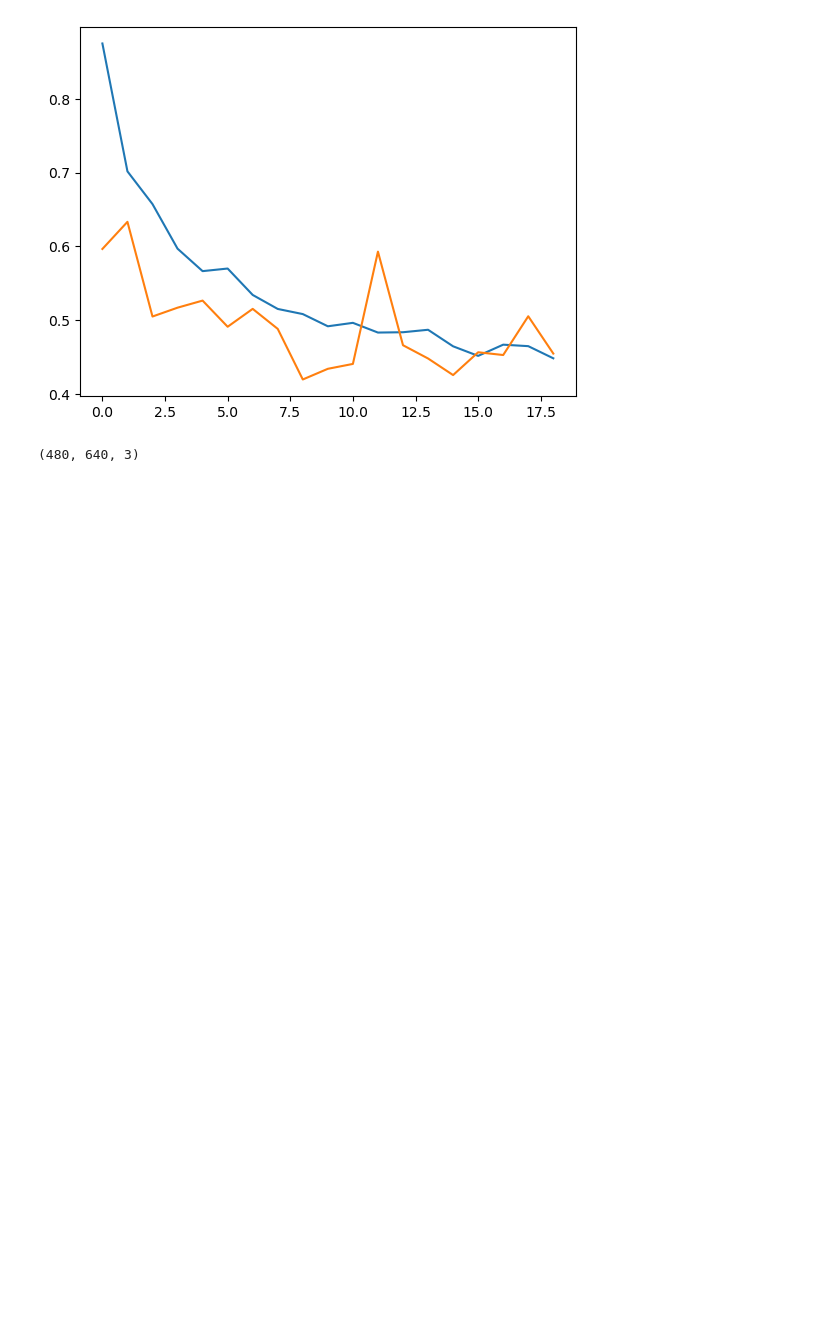
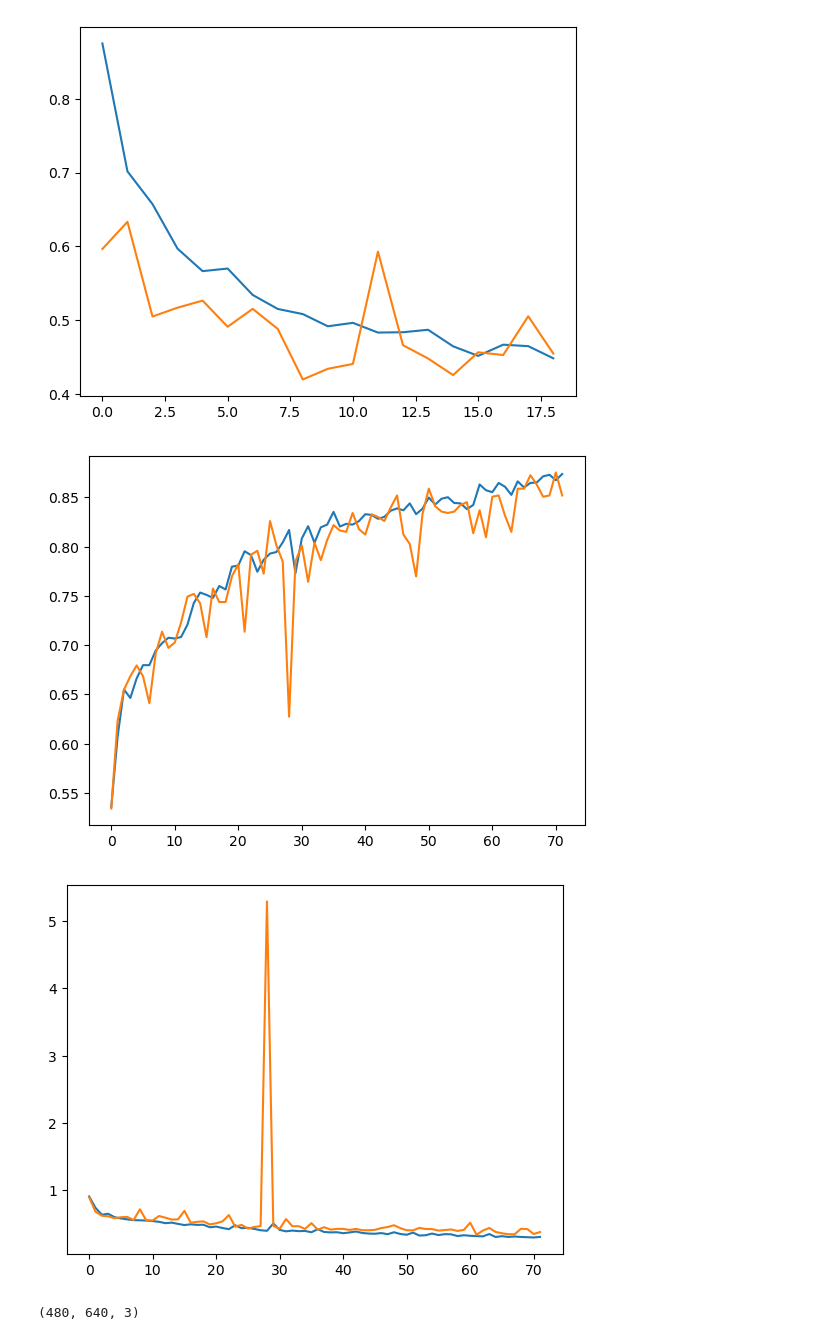
Before and after one commit to giovannav/tcc, a Jupyter notebook: plot_results.ipynb, the cells around one changed output. Drawn from its saved outputs; the diff is of its cells as text; code cells hidden in the pictures; blank space fills up the shorter version.

Commit message:
add nn2 plot

```diff
--- a/plot_results.ipynb
+++ b/plot_results.ipynb
@@ -80,6 +80,27 @@ plt.show()
 # %% [output]
 [figure]
 [figure]
+# %%
+# model-NN2-5-layers-64-128-256-512-1024-epochs-100-imgshape-128-batchsize-8-2023-08-18_02-23-55_evaluation
+
+Epoch_list = [1, 2, 3, 4, 5, 6, 7, 8, 9, 10, 11, 12, 13, 14, 15, 16, 17, 18, 19, 20, 21, 22, 23, 24, 25, 26, 27, 28, 29, 30, 31, 32, 33, 34, 35, 36, 37, 38, 39, 40, 41, 42, 43, 44, 45, 46, 47, 48, 49, 50, 51, 52, 53, 54, 55, 56, 57, 58, 59, 60, 61, 62, 63, 64, 65, 66, 67, 68, 69, 70, 71, 72, 73, 74, 75, 76, 77, 78, 79, 80, 81, 82, 83, 84, 85, 86, 87, 88, 89, 90, 91, 92, 93, 94, 95, 96, 97, 98, 99, 100]
+Accuracy_list = [0.5358682870864868, 0.6072128415107727, 0.6550372242927551, 0.6464131474494934, 0.6664053201675415, 0.6797334551811218, 0.6797334551811218, 0.6946295499801636, 0.7020776271820068, 0.7075656652450562, 0.7067816257476807, 0.7083496451377869, 0.7208937406539917, 0.7428459525108337, 0.7534300088882446, 0.7510780096054077, 0.7479419708251953, 0.7600941061973572, 0.756566047668457, 0.7796942591667175, 0.780870258808136, 0.79537433385849, 0.7914543151855469, 0.7745981812477112, 0.786750316619873, 0.7930223345756531, 0.7945903539657593, 0.8043904304504395, 0.8169345259666443, 0.773030161857605, 0.8083104491233826, 0.8208545446395874, 0.8039984107017517, 0.819678544998169, 0.8224225640296936, 0.8353586792945862, 0.8204625844955444, 0.8232066035270691, 0.8224225640296936, 0.8259506225585938, 0.8330066800117493, 0.8322226405143738, 0.8283026218414307, 0.8302626609802246, 0.8365346789360046, 0.8388867378234863, 0.8369266986846924, 0.8439827561378479, 0.8330066800117493, 0.8384947180747986, 0.849862813949585, 0.8428067564964294, 0.8486868143081665, 0.8502547740936279, 0.8443747758865356, 0.8439827561378479, 0.8381026983261108, 0.8424147367477417, 0.8631908893585205, 0.8573108315467834, 0.8553508520126343, 0.8647589087486267, 0.8608388900756836, 0.8526068329811096, 0.8663269281387329, 0.8600549101829529, 0.8647589087486267, 0.8651509284973145, 0.8714229464530945, 0.8729909658432007, 0.8675029277801514, 0.8737750053405762]
+Val_Accuracy_list = [0.534246563911438, 0.6232876777648926, 0.6547945141792297, 0.6684931516647339, 0.6794520616531372, 0.6684931516647339, 0.6410958766937256, 0.6917808055877686, 0.7136986255645752, 0.6972602605819702, 0.7027397155761719, 0.7232876420021057, 0.749315083026886, 0.7520548105239868, 0.7424657344818115, 0.7082191705703735, 0.7575342655181885, 0.7438356280326843, 0.7438356280326843, 0.7698630094528198, 0.7821917533874512, 0.7136986255645752, 0.7917808294296265, 0.7958903908729553, 0.7726027369499207, 0.8260273933410645, 0.801369845867157, 0.784931480884552, 0.6273972392082214, 0.784931480884552, 0.801369845867157, 0.7643835544586182, 0.8041095733642578, 0.7863013744354248, 0.8068493008613586, 0.8219178318977356, 0.8164383769035339, 0.8150684833526611, 0.8342465758323669, 0.817808210849762, 0.8123287558555603, 0.8328767418861389, 0.8301370143890381, 0.8260273933410645, 0.8397260308265686, 0.8520547747612, 0.8123287558555603, 0.8027397394180298, 0.7698630094528198, 0.8328767418861389, 0.8589041233062744, 0.8410958647727966, 0.835616409778595, 0.8342465758323669, 0.835616409778595, 0.8424657583236694, 0.8452054858207703, 0.8136986494064331, 0.8369863033294678, 0.8095890283584595, 0.8506849408149719, 0.8520547747612, 0.8315068483352661, 0.8150684833526611, 0.8589041233062744, 0.8589041233062744, 0.8726027607917786, 0.8630136847496033, 0.8506849408149719, 0.8520547747612, 0.8753424882888794, 0.8520547747612]
+Loss_list = [0.9095059633255005, 0.7395973801612854, 0.6383077502250671, 0.6511325836181641, 0.6006535291671753, 0.5823531150817871, 0.5681008100509644, 0.5569924116134644, 0.5541837215423584, 0.5510316491127014, 0.5431186556816101, 0.5320785641670227, 0.512065052986145, 0.5196724534034729, 0.5013116598129272, 0.4836553931236267, 0.4949997663497925, 0.48636022210121155, 0.4886411428451538, 0.45106396079063416, 0.46109458804130554, 0.44015464186668396, 0.42312878370285034, 0.48083290457725525, 0.43759870529174805, 0.4425168037414551, 0.4268914759159088, 0.4067218601703644, 0.3983924686908722, 0.507003664970398, 0.41203707456588745, 0.3905317783355713, 0.4018743336200714, 0.393359512090683, 0.39638981223106384, 0.3767981231212616, 0.4224245250225067, 0.3811759650707245, 0.3746893107891083, 0.3774949014186859, 0.3628481328487396, 0.3738711178302765, 0.38779985904693604, 0.36639100313186646, 0.35763585567474365, 0.3545791506767273, 0.36459025740623474, 0.34792059659957886, 0.37675878405570984, 0.35109108686447144, 0.33976098895072937, 0.37136465311050415, 0.32774755358695984, 0.33291083574295044, 0.35744380950927734, 0.335316926240921, 0.3487046957015991, 0.3460107743740082, 0.3209173083305359, 0.3327815532684326, 0.32434940338134766, 0.31959086656570435, 0.3157314956188202, 0.3505392372608185, 0.30660557746887207, 0.31870684027671814, 0.3074817955493927, 0.3138973116874695, 0.30694779753685, 0.3033924698829651, 0.29932621121406555, 0.30781933665275574]
+Val_Loss_list = [0.8956010937690735, 0.6831144690513611, 0.6226613521575928, 0.6135076880455017, 0.5850166082382202, 0.5999342799186707, 0.6045964360237122, 0.5585588812828064, 0.7176311612129211, 0.5537802577018738, 0.5520947575569153, 0.6182981729507446, 0.5935598015785217, 0.5650937557220459, 0.5686877369880676, 0.694564938545227, 0.5181221961975098, 0.532314121723175, 0.5381633043289185, 0.4940114915370941, 0.5105724334716797, 0.5382739901542664, 0.6327250003814697, 0.45972394943237305, 0.48703476786613464, 0.4314599931240082, 0.45467114448547363, 0.46878477931022644, 5.292344570159912, 0.4732039272785187, 0.42805275321006775, 0.5728057622909546, 0.46660855412483215, 0.4664924442768097, 0.4264366328716278, 0.512157142162323, 0.41534748673439026, 0.45190873742103577, 0.4166686534881592, 0.42663970589637756, 0.4271683096885681, 0.41145333647727966, 0.4265349507331848, 0.40750861167907715, 0.40610823035240173, 0.41254302859306335, 0.4395792782306671, 0.45441100001335144, 0.4810307025909424, 0.4377966523170471, 0.4071388244628906, 0.40444108843803406, 0.4417628049850464, 0.42517709732055664, 0.4240596890449524, 0.4013640880584717, 0.4096187353134155, 0.41853106021881104, 0.3960713744163513, 0.4119969606399536, 0.5189880132675171, 0.3401443064212799, 0.4019768238067627, 0.4407786428928375, 0.3816335201263428, 0.361728310585022, 0.34750211238861084, 0.3467058539390564, 0.4289434254169464, 0.4238628149032593, 0.35075265169143677, 0.3805651068687439]
+
+x = list(itertools.chain(range(0, len(Accuracy_list))))
+
+plt.plot(x, Accuracy_list)
+plt.plot(x, Val_Accuracy_list)
+plt.show()
+
+plt.plot(x, Loss_list)
+plt.plot(x, Val_Loss_list)
+plt.show()
+# %% [output]
+[figure, added]
+[figure, added]
 # %%
 # evaluating result from test images
 import os
```
